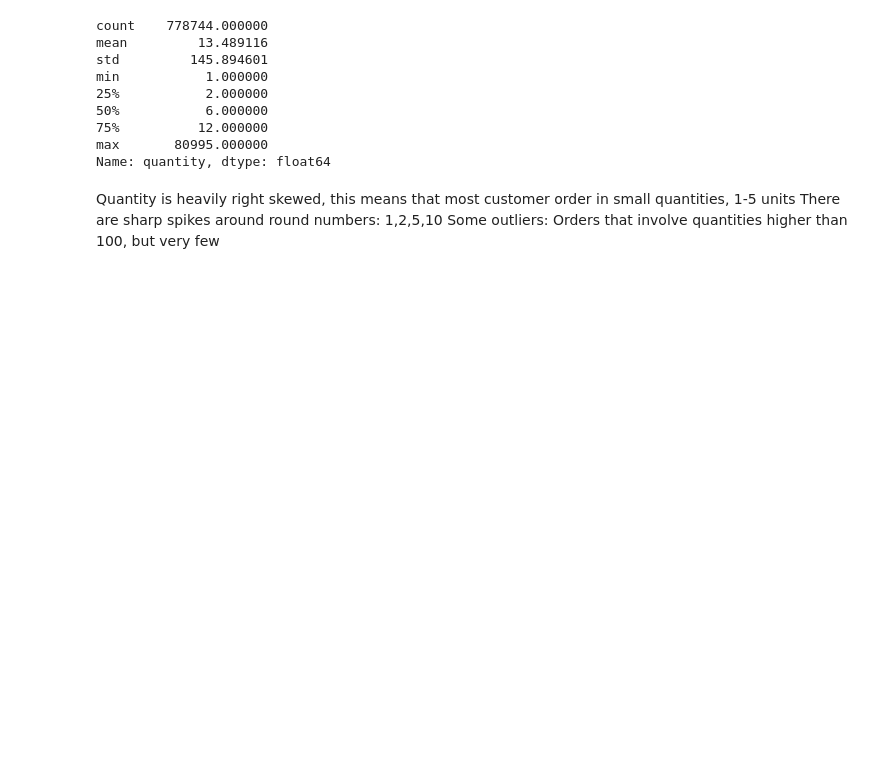
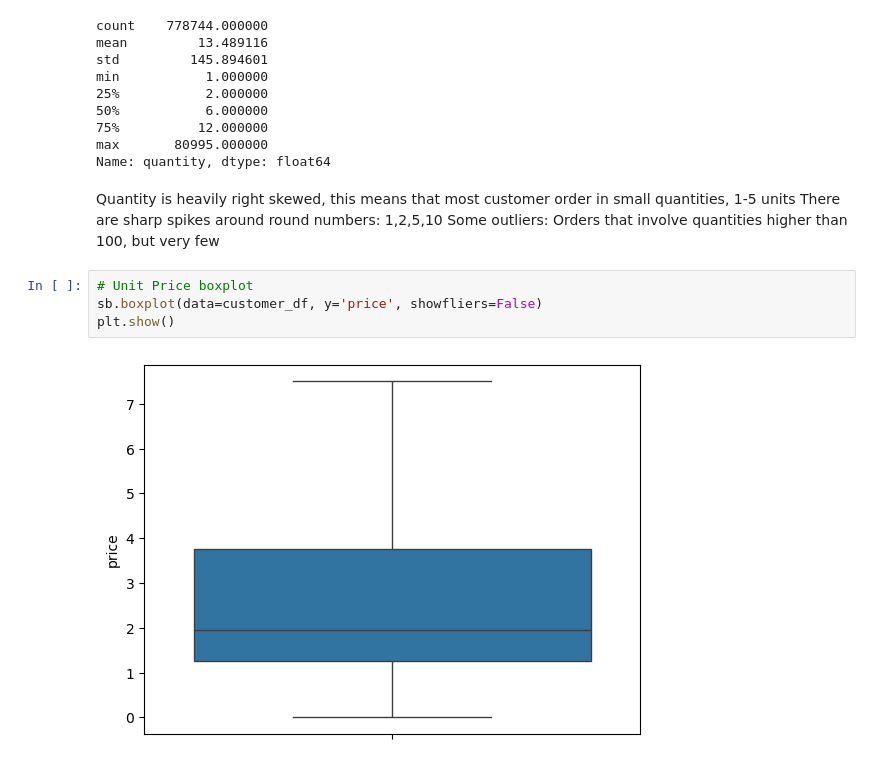
Before and after one commit to pplop20/customer-segmentation-dashboard, a Jupyter notebook: notebooks/main.ipynb, the cells around one changed output. Drawn from its saved outputs; the diff is of its cells as text; blank space fills up the shorter version.

```diff
--- a/notebooks/main.ipynb
+++ b/notebooks/main.ipynb
@@ -200,3 +200,9 @@ Name: quantity, dtype: float64
 Quantity is heavily right skewed, this means that most customer order in small quantities, 1-5 units
 There are sharp spikes around round numbers: 1,2,5,10
 Some outliers: Orders that involve quantities higher than 100, but very few
+# %%
+# Unit Price boxplot
+sb.boxplot(data=customer_df, y='price', showfliers=False)
+plt.show()
+# %% [output]
+[figure, added]
```
Also changed, not shown: parts of 7 cells of this notebook.
